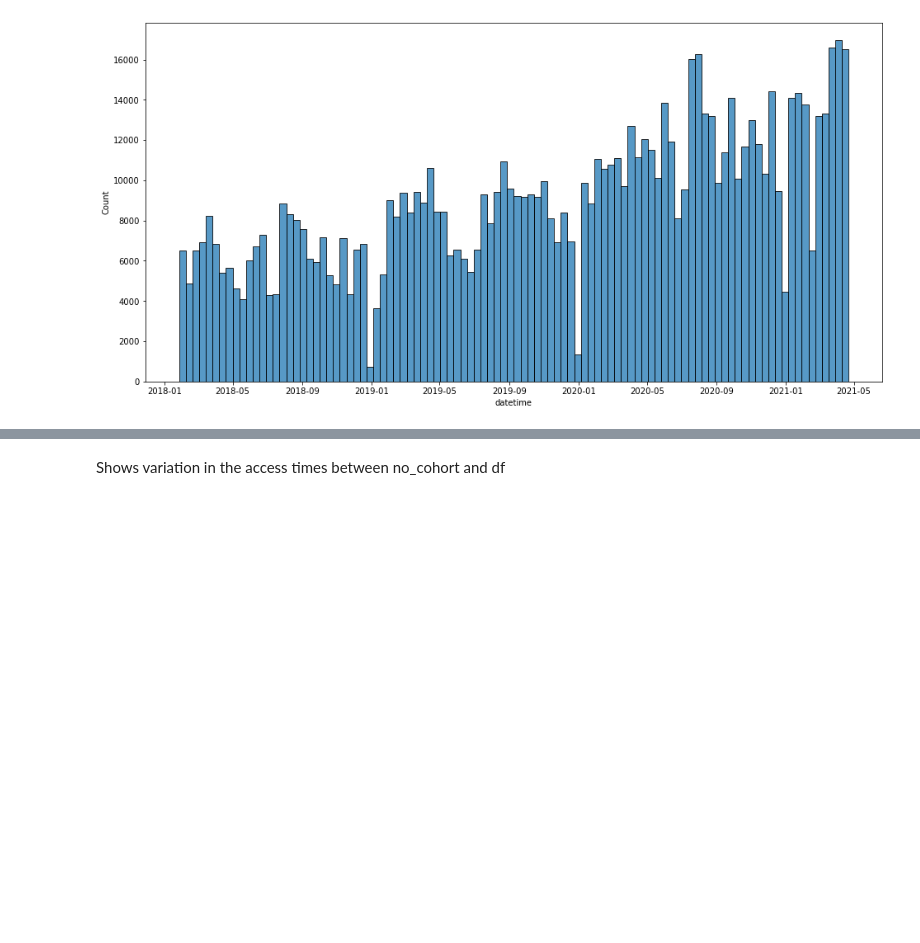
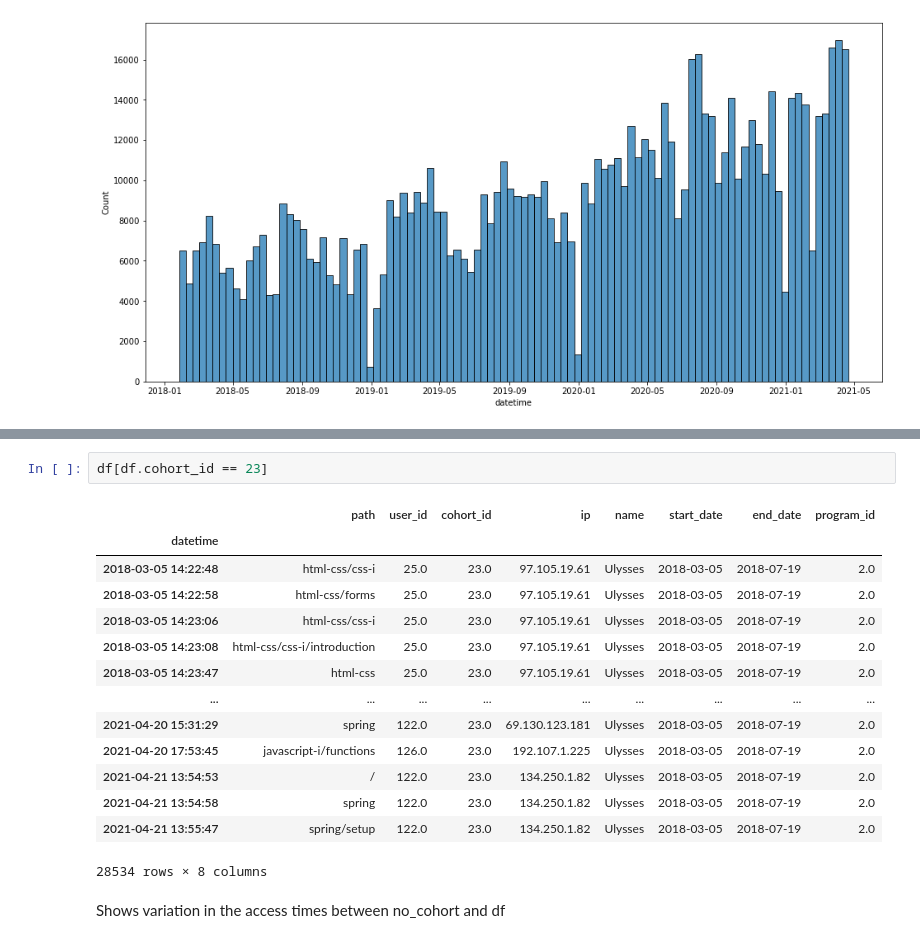
Before and after one commit to AACKV/anomaly_detection_project, a Jupyter notebook: andrew_working_notebook.ipynb, the cells around one changed output, grey strips where cells are left out. Saved outputs shown, nothing was run; the diff lists cells and outputs as text; blank space fills up the shorter version.

```diff
--- a/andrew_working_notebook.ipynb
+++ b/andrew_working_notebook.ipynb
@@ -152,3 +157,20 @@ sns.histplot(data=df.index, bins =100)
+# %%
+df[df.cohort_id == 23]
+# %% [output]
+|  | path | user_id | cohort_id | ip | name | start_date | end_date | program_id |
+| datetime |  |  |  |  |  |  |  |  |
+| 2018-03-05 14:22:48 | html-css/css-i | 25.0 | 23.0 | 97.105.19.61 | Ulysses | 2018-03-05 | 2018-07-19 | 2.0 |
+| 2018-03-05 14:22:58 | html-css/forms | 25.0 | 23.0 | 97.105.19.61 | Ulysses | 2018-03-05 | 2018-07-19 | 2.0 |
+| 2018-03-05 14:23:06 | html-css/css-i | 25.0 | 23.0 | 97.105.19.61 | Ulysses | 2018-03-05 | 2018-07-19 | 2.0 |
+| 2018-03-05 14:23:08 | html-css/css-i/introduction | 25.0 | 23.0 | 97.105.19.61 | Ulysses | 2018-03-05 | 2018-07-19 | 2.0 |
+| 2018-03-05 14:23:47 | html-css | 25.0 | 23.0 | 97.105.19.61 | Ulysses | 2018-03-05 | 2018-07-19 | 2.0 |
+| ... | ... | ... | ... | ... | ... | ... | ... | ... |
+| 2021-04-20 15:31:29 | spring | 122.0 | 23.0 | 69.130.123.181 | Ulysses | 2018-03-05 | 2018-07-19 | 2.0 |
+| 2021-04-20 17:53:45 | javascript-i/functions | 126.0 | 23.0 | 192.107.1.225 | Ulysses | 2018-03-05 | 2018-07-19 | 2.0 |
+| 2021-04-21 13:54:53 | / | 122.0 | 23.0 | 134.250.1.82 | Ulysses | 2018-03-05 | 2018-07-19 | 2.0 |
+| 2021-04-21 13:54:58 | spring | 122.0 | 23.0 | 134.250.1.82 | Ulysses | 2018-03-05 | 2018-07-19 | 2.0 |
+| 2021-04-21 13:55:47 | spring/setup | 122.0 | 23.0 | 134.250.1.82 | Ulysses | 2018-03-05 | 2018-07-19 | 2.0 |
+28534 rows × 8 columns
 # %% [markdown]
 Shows variation in the access times between no_cohort and df
 # %%
```
Also changed, not shown: parts of 31 cells of this notebook.
